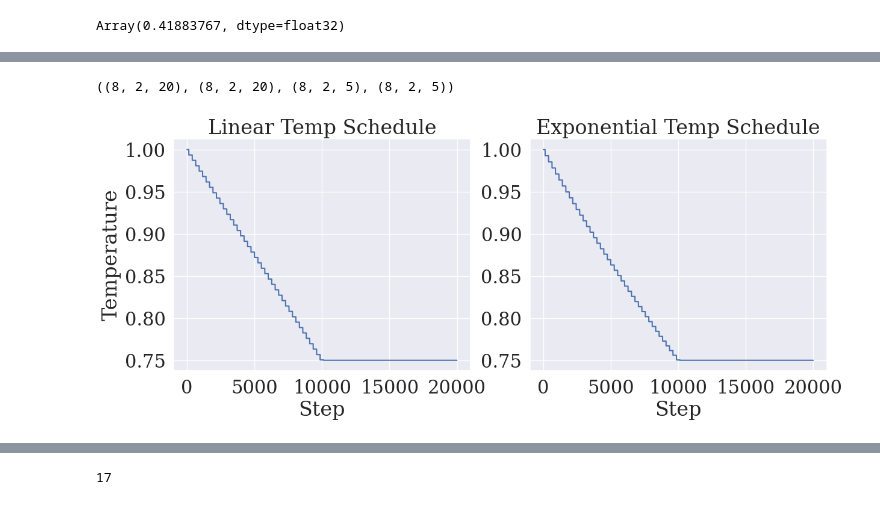
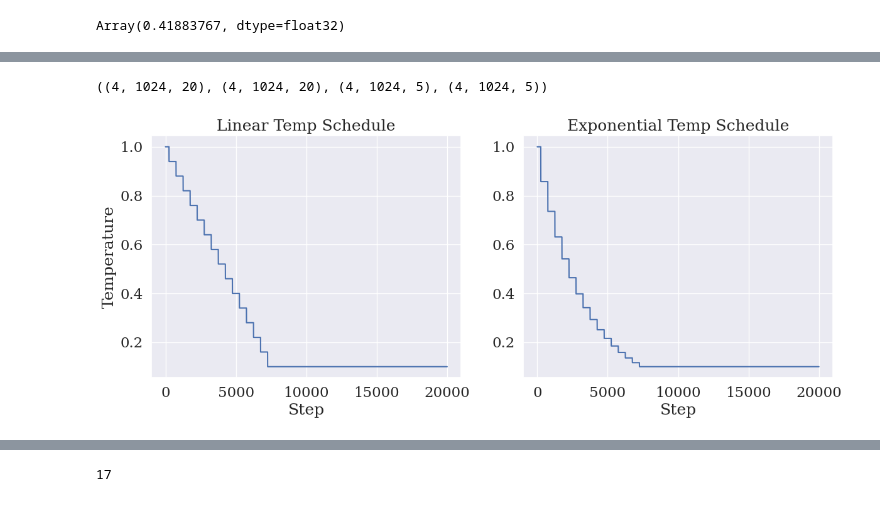
Before and after one commit to DylanCope/poclaps, a Jupyter notebook: gen_seqs_with_world_model.ipynb, the cells around one changed output, grey strips where cells are left out. Saved outputs shown, nothing was run; the diff lists cells and outputs as text; code cells hidden in the pictures.

```diff
--- a/gen_seqs_with_world_model.ipynb
+++ b/gen_seqs_with_world_model.ipynb
@@ -799,5 +855,5 @@ class ObsActionDecoder(nn.Module):
 # %%
-inputs, traj_batch = sample_sequences(jax.random.PRNGKey(0), n_seqs=2, seq_len=8)
+inputs, traj_batch = sample_sequences(jax.random.PRNGKey(0), n_seqs=1024, seq_len=4)
 obs_action_decoder = ObsActionDecoder(traj_batch.obs.shape[-1], 64)
 
 init_params = obs_action_decoder.init(jax.random.PRNGKey(0), inputs)
@@ -805,7 +861,6 @@ init_params = obs_action_decoder.init(jax.random.PRNGKey(0), inputs)
 obs_preds, action_pred_logits = obs_action_decoder.apply(init_params, inputs)
 
 true_actions, messages, rng, seq_mask = inputs
+traj_batch.obs.shape, obs_preds.shape, action_pred_logits.shape, true_actions.shape
+# %% [output]
+((4, 1024, 20), (4, 1024, 20), (4, 1024, 5), (4, 1024, 5))
-# %%
-traj_batch.obs.shape, obs_preds.shape, action_pred_logits.shape, true_actions.shape
-# %% [output]
-((8, 2, 20), (8, 2, 20), (8, 2, 5), (8, 2, 5))
@@ -812,46 +892,47 @@ traj_batch.obs.shape, obs_preds.shape, action_pred_logits.shape, true_actions.sh
 # %%
-BATCH_SIZE = 512
+BATCH_SIZE = 1024
 SEQ_LEN = 8
 N_TRAIN_STEPS = 20000
 
 HIGH_TEMP = 1.0
-LOW_TEMP = 0.75
-ROUND_FAC = 256
-SCHEDULE_STEPS = 10000
+LOW_TEMP = 0.1
+ROUND_FAC = 500
+SCHEDULE_STEPS = 7500
+ACTION_SAMPLE_TEMPERATURE = 0.01
 FIX_GOAL_IN_BATCH = False
 
 
 def linear_temp_schedule(step,
                          high_t = HIGH_TEMP,
                          low_t = LOW_TEMP,
                          schedule_steps = SCHEDULE_STEPS,
                          round_fac = ROUND_FAC):
     step = jnp.int32(jnp.round(step / round_fac, 0) * round_fac)
     return jnp.clip(high_t - (high_t - low_t) * (step / schedule_steps), low_t)
 
 
 def exponential_temp_schedule(step,
                               high_t = HIGH_TEMP,
                               low_t = LOW_TEMP,
                               schedule_steps = SCHEDULE_STEPS,
                               round_fac = ROUND_FAC):
     step = jnp.int32(jnp.round(step / round_fac, 0) * round_fac)
     decay_fac = jnp.log(low_t / high_t) / schedule_steps
     temp = high_t * jnp.exp(decay_fac * step)
     return jnp.clip(temp, low_t, high_t)
 
 
 fig, axs = plt.subplots(1, 2, figsize=(14, 5))
 axs[0].plot(np.arange(N_TRAIN_STEPS), linear_temp_schedule(np.arange(N_TRAIN_STEPS)))
 axs[0].set_title('Linear Temp Schedule')
 axs[0].set_xlabel('Step')
 axs[0].set_ylabel('Temperature')
 axs[1].plot(np.arange(N_TRAIN_STEPS), exponential_temp_schedule(np.arange(N_TRAIN_STEPS)))
 axs[1].set_title('Exponential Temp Schedule')
 axs[1].set_xlabel('Step')
 plt.show()
 # %% [output]
-[figure, old version]
+[figure, new version]
 # %%
 from flax.training.train_state import TrainState
 import optax
```
Also changed, not shown: parts of 38 cells of this notebook, 4 other files.
